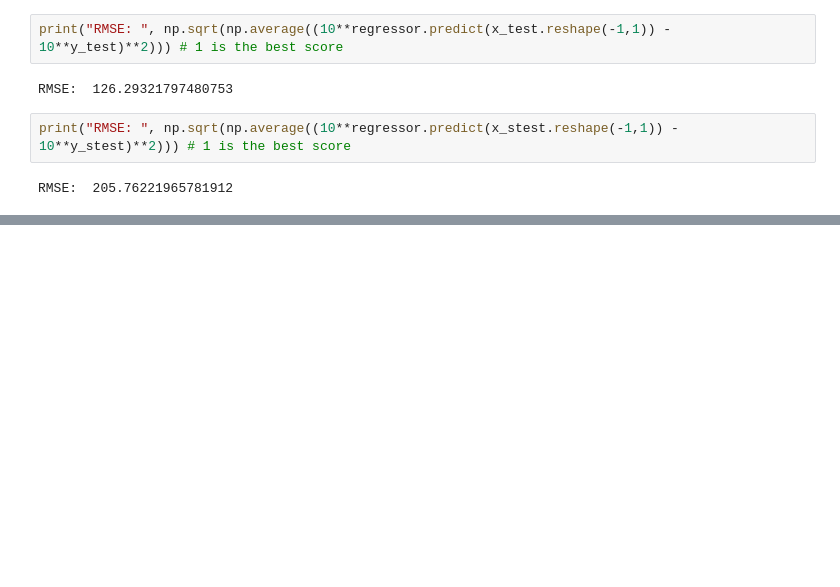
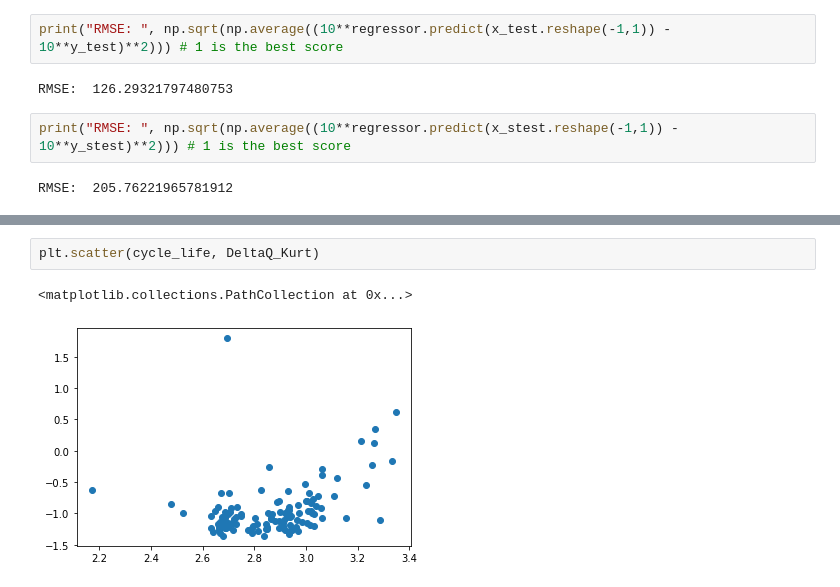
Before and after one commit to nathan99sun/HybridPred, a Jupyter notebook: source/Nature SVR.ipynb, the cells around one changed output, grey strips where cells are left out. Saved outputs shown, nothing was run; the diff lists cells and outputs as text; blank space fills up the shorter version.

```diff
--- a/source/Nature SVR.ipynb
+++ b/source/Nature SVR.ipynb
@@ -216,0 +128,5 @@ RMSE:  224.66595305765256
+# %%
+plt.scatter(cycle_life, DeltaQ_Kurt)
+# %% [output]
+<matplotlib.collections.PathCollection at 0x...>
+[figure, added]
```
Also changed, not shown: parts of 22 cells of this notebook, 1 other file.
